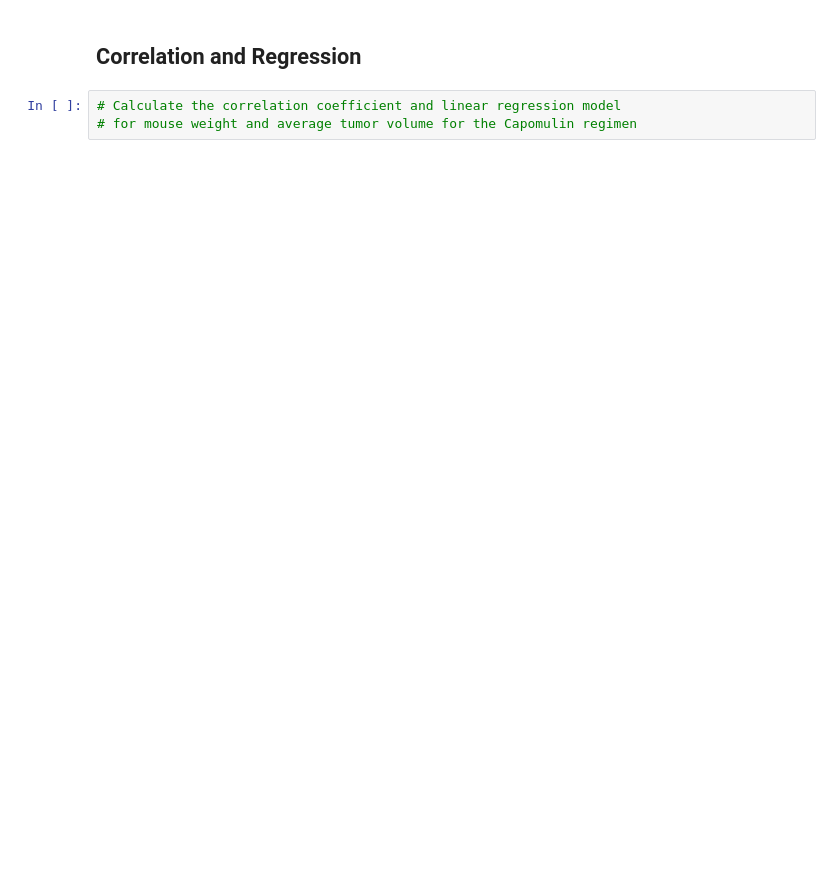
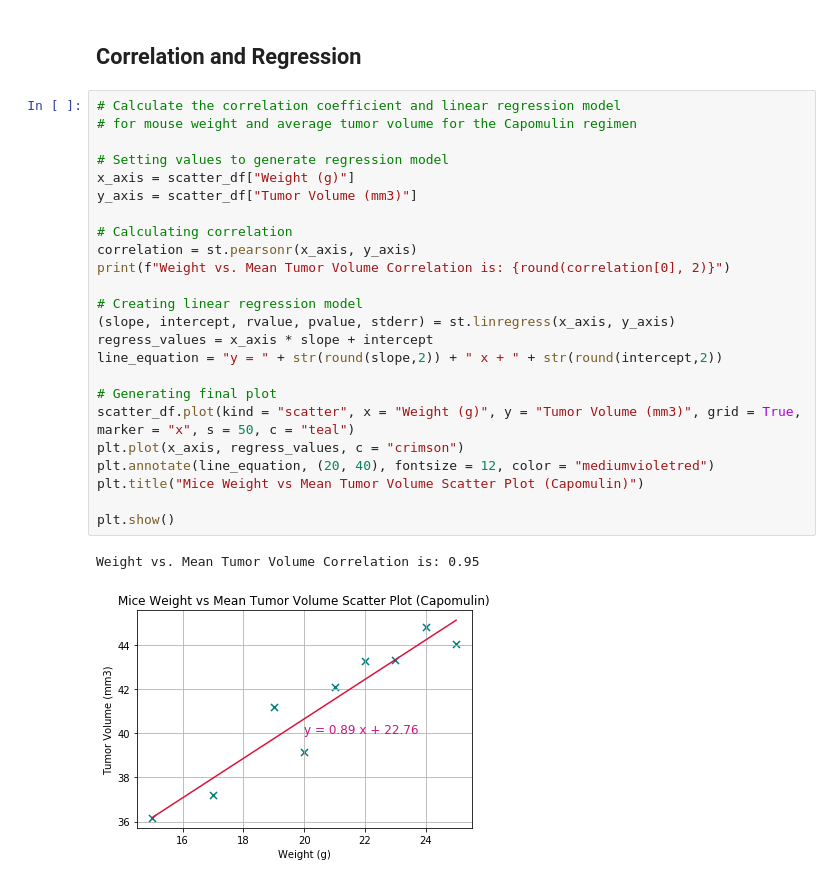
Before and after one commit to Levirdz/matplotlib-challenge, a Jupyter notebook: pymaceuticals_starter.ipynb, the cells around one changed output. Cells and saved outputs as stored; diff of their text form; blank space fills up the shorter version.

```diff
--- a/pymaceuticals_starter.ipynb
+++ b/pymaceuticals_starter.ipynb
@@ -305,5 +329,29 @@ plt.show()
 # %% [markdown]
 ## Correlation and Regression
-# %%
-# Calculate the correlation coefficient and linear regression model
-# for mouse weight and average tumor volume for the Capomulin regimen
+# %%
+# Calculate the correlation coefficient and linear regression model
+# for mouse weight and average tumor volume for the Capomulin regimen
+
+# Setting values to generate regression model
+x_axis = scatter_df["Weight (g)"]
+y_axis = scatter_df["Tumor Volume (mm3)"]
+
+# Calculating correlation
+correlation = st.pearsonr(x_axis, y_axis)
+print(f"Weight vs. Mean Tumor Volume Correlation is: {round(correlation[0], 2)}")
+
+# Creating linear regression model
+(slope, intercept, rvalue, pvalue, stderr) = st.linregress(x_axis, y_axis)
+regress_values = x_axis * slope + intercept
+line_equation = "y = " + str(round(slope,2)) + " x + " + str(round(intercept,2))
+
+# Generating final plot
+scatter_df.plot(kind = "scatter", x = "Weight (g)", y = "Tumor Volume (mm3)", grid = True, marker = "x", s = 50, c = "teal")
+plt.plot(x_axis, regress_values, c = "crimson")
+plt.annotate(line_equation, (20, 40), fontsize = 12, color = "mediumvioletred")
+plt.title("Mice Weight vs Mean Tumor Volume Scatter Plot (Capomulin)")
+
+plt.show()
+# %% [output]
+Weight vs. Mean Tumor Volume Correlation is: 0.95
+[figure, added]
```
Also changed, not shown: parts of 6 cells of this notebook.
